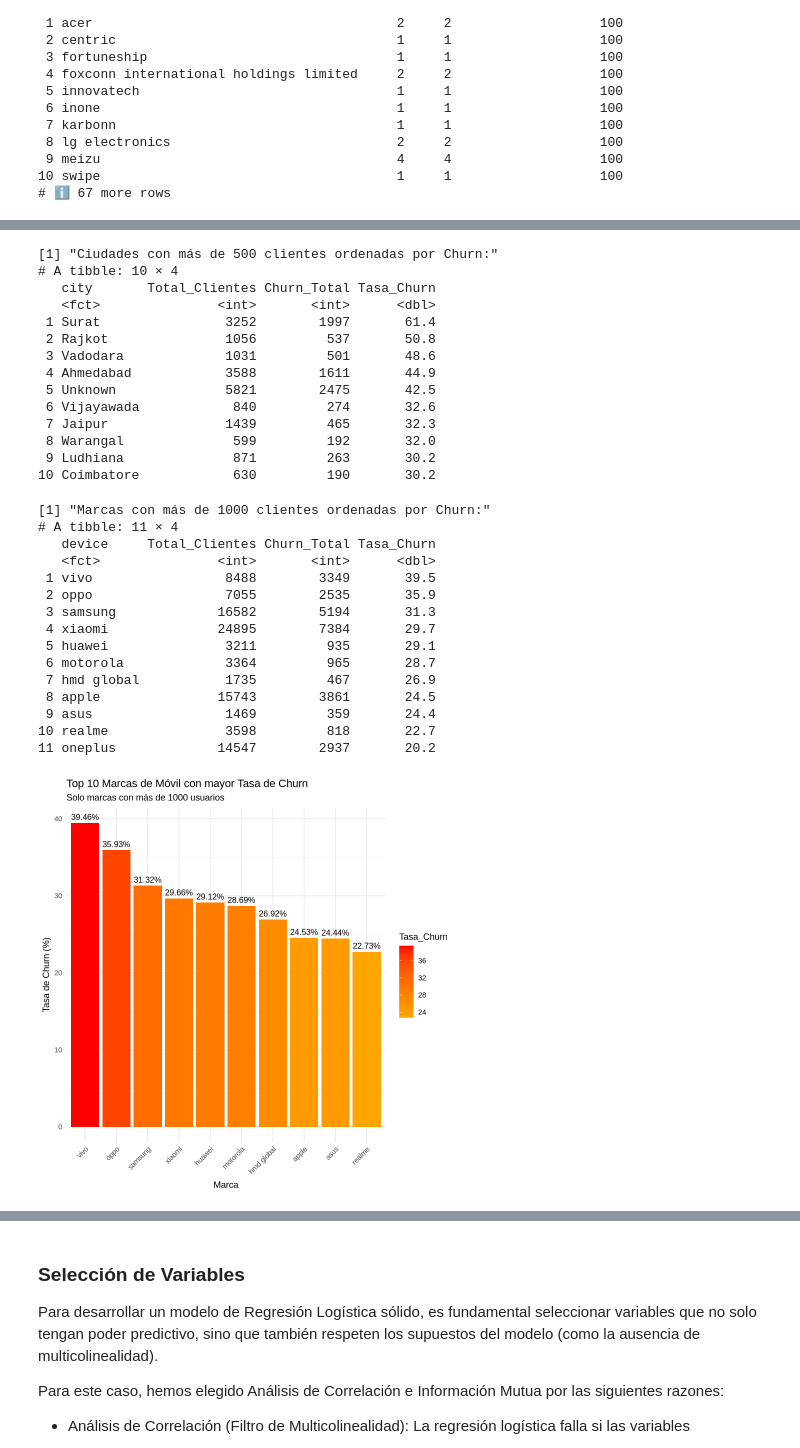
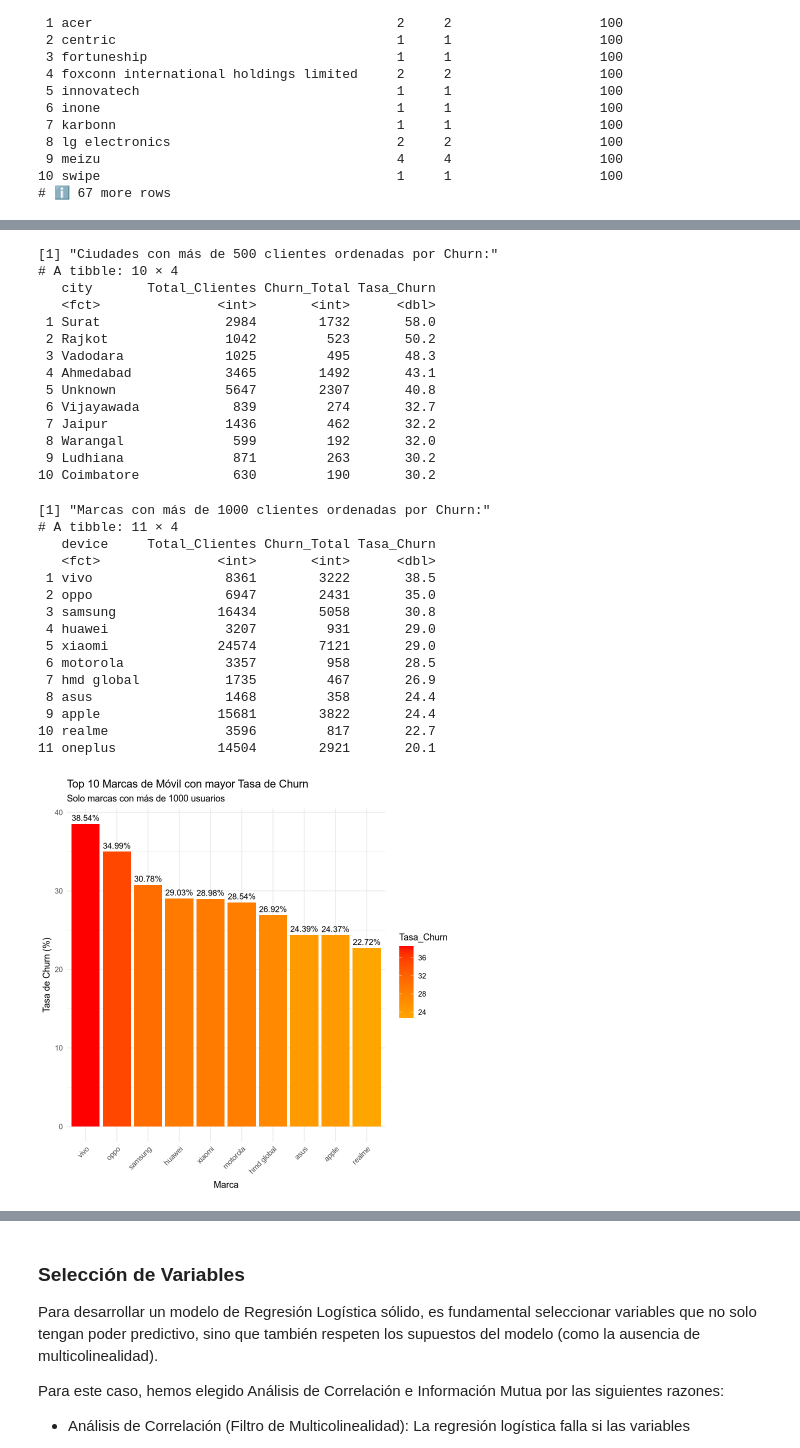
Before and after one commit to Gpascual11/MD004_Estadistica, a Jupyter notebook: 13. Final Project/MD004_GerardPascualFontanilles_ACFinal.ipynb, the cells around one changed output, grey strips where cells are left out. Drawn from its saved outputs; the diff is of its cells as text; code cells hidden in the pictures.

```diff
--- a/13. Final Project/MD004_GerardPascualFontanilles_ACFinal.ipynb
+++ b/13. Final Project/MD004_GerardPascualFontanilles_ACFinal.ipynb
@@ -257,15 +246,19 @@ df_clean <- df_clean %>%
 # %%
 df_clean <- df_clean %>%
   mutate(
-    reward_purchase_count_first_7days = replace_na(reward_purchase_count_first_7days, 0),
+    reward_purchase_count_first_7days =
+      replace_na(reward_purchase_count_first_7days, 0),
     visits_feature_1 = replace_na(visits_feature_1, 0),
     visits_feature_2 = replace_na(visits_feature_2, 0)
   )
 # %%
-df_clean$age[is.na(df_clean$age)] <- median(df_clean$age, na.rm = TRUE)
+df_clean <- df_clean %>%
+  mutate(age = replace_na(age, median(age, na.rm = TRUE)))
 # %%
-cols_categoricas <- c("device", "city", "is_referral",
-                      "given_permission_1", "given_permission_2", "is_churned")
+cols_categoricas <- c(
+  "device", "city", "is_referral",
+  "given_permission_1", "given_permission_2", "is_churned"
+)
 # %%
 df_clean[cols_categoricas] <- lapply(df_clean[cols_categoricas], as.factor)
 # %%
@@ -275,6 +268,8 @@ n_duplicados <- sum(duplicated(df_clean))
 print(paste("Número de filas duplicadas encontradas:", n_duplicados))
 # %% [output]
 [1] "Número de filas duplicadas encontradas: 825"
+# %%
+df_clean <- distinct(df_clean)
 # %%
 summary(df_clean)
 # %% [output]
@@ -458,19 +463,22 @@ top_ciudades_churn <- df_clean %>%
   arrange(desc(Tasa_Churn))
 # %%
-print(paste("Ciudades con más de", umbral_ciudad, "clientes ordenadas por Churn:"))
+print(paste(
+  "Ciudades con más de",
+  umbral_ciudad, "clientes ordenadas por Churn:"
+))
 print(head(top_ciudades_churn, 10))
 # %% [output]
 [1] "Ciudades con más de 500 clientes ordenadas por Churn:"
 # A tibble: 10 × 4
    city       Total_Clientes Churn_Total Tasa_Churn
    <fct>               <int>       <int>      <dbl>
- 1 Surat                3252        1997       61.4
- 2 Rajkot               1056         537       50.8
- 3 Vadodara             1031         501       48.6
- 4 Ahmedabad            3588        1611       44.9
- 5 Unknown              5821        2475       42.5
- 6 Vijayawada            840         274       32.6
- 7 Jaipur               1439         465       32.3
+ 1 Surat                2984        1732       58.0
+ 2 Rajkot               1042         523       50.2
+ 3 Vadodara             1025         495       48.3
+ 4 Ahmedabad            3465        1492       43.1
+ 5 Unknown              5647        2307       40.8
+ 6 Vijayawada            839         274       32.7
+ 7 Jaipur               1436         462       32.2
  8 Warangal              599         192       32.0
  9 Ludhiana              871         263       30.2
 10 Coimbatore            630         190       30.2
@@ -485,36 +493,47 @@ top_dispositivos_churn <- df_clean %>%
   filter(Total_Clientes >= umbral_dispositivo) %>%
   arrange(desc(Tasa_Churn))
 # %%
-print(paste("Marcas con más de", umbral_dispositivo, "clientes ordenadas por Churn:"))
+print(paste(
+  "Marcas con más de", umbral_dispositivo,
+  "clientes ordenadas por Churn:"
+))
 print(top_dispositivos_churn)
 # %% [output]
 [1] "Marcas con más de 1000 clientes ordenadas por Churn:"
 # A tibble: 11 × 4
    device     Total_Clientes Churn_Total Tasa_Churn
    <fct>               <int>       <int>      <dbl>
- 1 vivo                 8488        3349       39.5
- 2 oppo                 7055        2535       35.9
- 3 samsung             16582        5194       31.3
- 4 xiaomi              24895        7384       29.7
- 5 huawei               3211         935       29.1
- 6 motorola             3364         965       28.7
+ 1 vivo                 8361        3222       38.5
+ 2 oppo                 6947        2431       35.0
+ 3 samsung             16434        5058       30.8
+ 4 huawei               3207         931       29.0
+ 5 xiaomi              24574        7121       29.0
+ 6 motorola             3357         958       28.5
  7 hmd global           1735         467       26.9
- 8 apple               15743        3861       24.5
- 9 asus                 1469         359       24.4
-10 realme               3598         818       22.7
-11 oneplus             14547        2937       20.2
+ 8 asus                 1468         358       24.4
+ 9 apple               15681        3822       24.4
+10 realme               3596         817       22.7
+11 oneplus             14504        2921       20.1
 # %%
-ggplot(head(top_dispositivos_churn, 10), aes(x = reorder(device, -Tasa_Churn), y = Tasa_Churn, fill = Tasa_Churn)) +
+ggplot(
+  head(top_dispositivos_churn, 10),
+  aes(
+    x = reorder(device, -Tasa_Churn),
+    y = Tasa_Churn, fill = Tasa_Churn
+  )
+) +
   geom_bar(stat = "identity") +
   geom_text(aes(label = paste0(Tasa_Churn, "%")), vjust = -0.5, size = 3.5) +
   scale_fill_gradient(low = "orange", high = "red") +
-  labs(title = "Top 10 Marcas de Móvil con mayor Tasa de Churn",
-       subtitle = paste("Solo marcas con más de", umbral_dispositivo, "usuarios"),
-       x = "Marca", y = "Tasa de Churn (%)") +
+  labs(
+    title = "Top 10 Marcas de Móvil con mayor Tasa de Churn",
+    subtitle = paste("Solo marcas con más de", umbral_dispositivo, "usuarios"),
+    x = "Marca", y = "Tasa de Churn (%)"
+  ) +
   theme_minimal() +
   theme(axis.text.x = element_text(angle = 45, hjust = 1))
 # %% [output]
-[figure, old version]
+[figure, new version]
 # %%
 ggplot(df_clean, aes(x = given_permission_1, fill = is_churned)) +
   geom_bar(position = "fill") +
```
Also changed, not shown: parts of 47 cells of this notebook, 16 other files.
